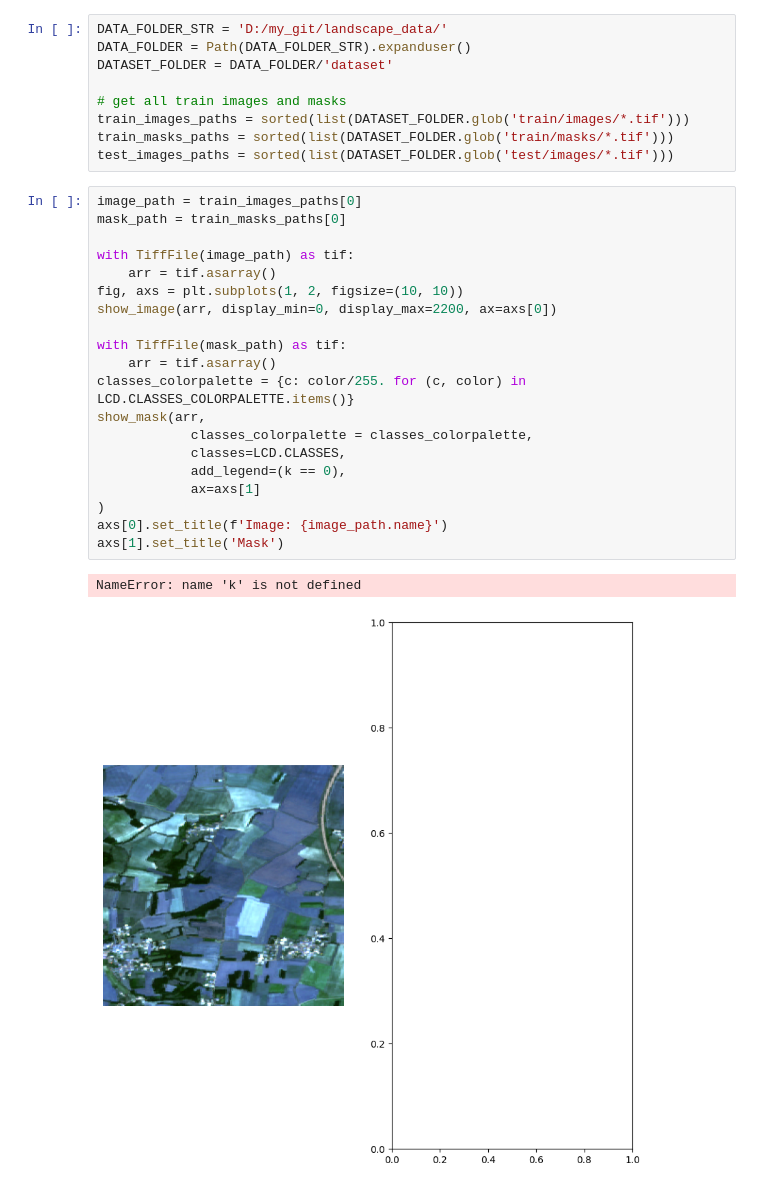
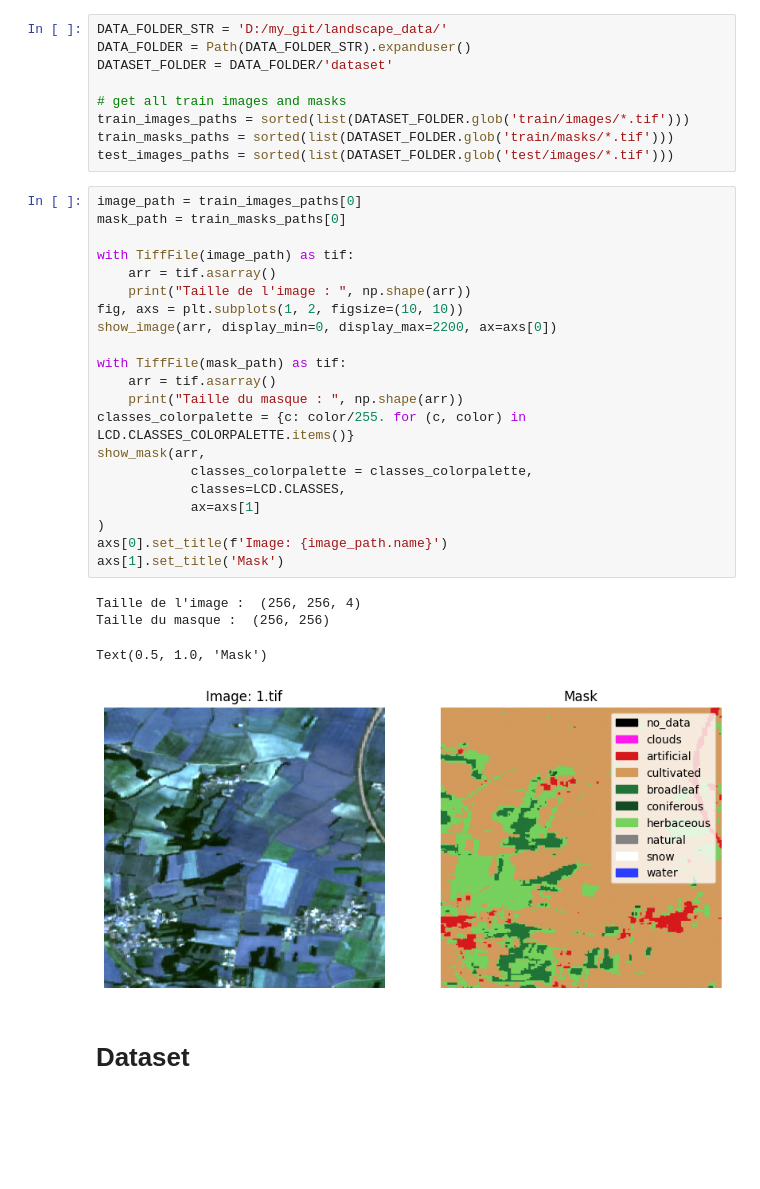
Before and after one commit to yannasyr/landcover, a Jupyter notebook: yann_brouillon.ipynb, the cells around one changed output. Cells and saved outputs as stored; diff of their text form; blank space fills up the shorter version.

```diff
--- a/yann_brouillon.ipynb
+++ b/yann_brouillon.ipynb
@@ -142,23 +152,28 @@ test_images_paths = sorted(list(DATASET_FOLDER.glob('test/images/*.tif')))
 # %%
 image_path = train_images_paths[0]
 mask_path = train_masks_paths[0]
 
 with TiffFile(image_path) as tif:
     arr = tif.asarray()
+    print("Taille de l'image : ", np.shape(arr))
 fig, axs = plt.subplots(1, 2, figsize=(10, 10))
 show_image(arr, display_min=0, display_max=2200, ax=axs[0])
 
 with TiffFile(mask_path) as tif:
     arr = tif.asarray()
+    print("Taille du masque : ", np.shape(arr))
 classes_colorpalette = {c: color/255. for (c, color) in LCD.CLASSES_COLORPALETTE.items()}
 show_mask(arr,
             classes_colorpalette = classes_colorpalette,
             classes=LCD.CLASSES,
-            add_legend=(k == 0),
             ax=axs[1]
 )
 axs[0].set_title(f'Image: {image_path.name}')
 axs[1].set_title('Mask')
 # %% [output]
-NameError: name 'k' is not defined
+Taille de l'image :  (256, 256, 4)
+Taille du masque :  (256, 256)
+Text(0.5, 1.0, 'Mask')
-[figure, old version]
+[figure, new version]
+# %% [markdown]
+# Dataset
```
Also changed, not shown: parts of 6 cells of this notebook.
